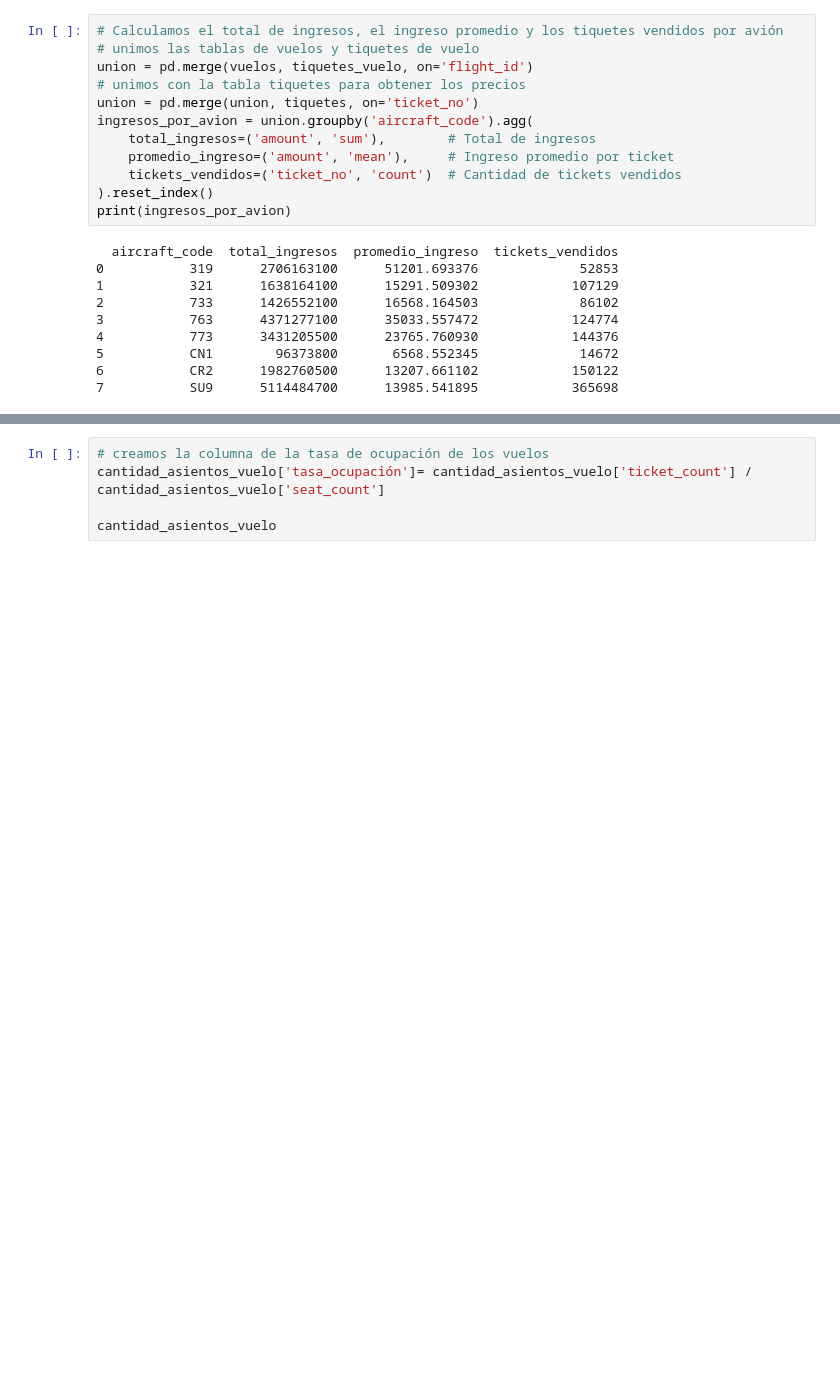
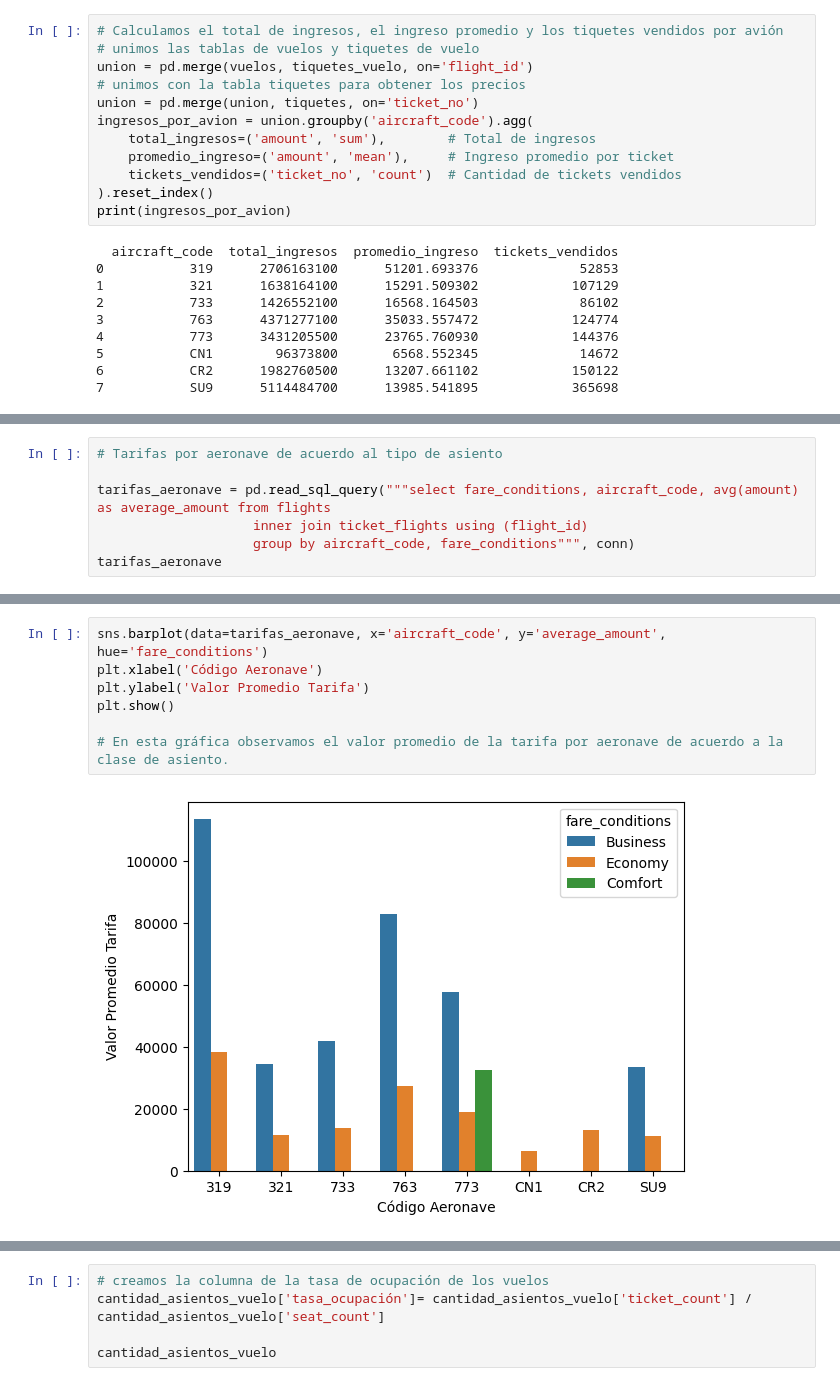
Before and after one commit to SORTEGA11/ProyectoFinalAerolineas, a Jupyter notebook: EDA/Vuelos.ipynb, the cells around one changed output, grey strips where cells are left out. Saved outputs shown, nothing was run; the diff lists cells and outputs as text; blank space fills up the shorter version.

```diff
--- a/EDA/Vuelos.ipynb
+++ b/EDA/Vuelos.ipynb
@@ -377,0 +419,7 @@ plt.show()
+# %%
+# Tarifas por aeronave de acuerdo al tipo de asiento
+
+tarifas_aeronave = pd.read_sql_query("""select fare_conditions, aircraft_code, avg(amount) as average_amount from flights
+                    inner join ticket_flights using (flight_id)
+                    group by aircraft_code, fare_conditions""", conn)
+tarifas_aeronave
@@ -377,0 +443,9 @@ plt.show()
+# %%
+sns.barplot(data=tarifas_aeronave, x='aircraft_code', y='average_amount', hue='fare_conditions')
+plt.xlabel('Código Aeronave')
+plt.ylabel('Valor Promedio Tarifa')
+plt.show()
+
+# En esta gráfica observamos el valor promedio de la tarifa por aeronave de acuerdo a la clase de asiento.
+# %% [output]
+[figure, added]
```
Also changed, not shown: parts of 13 cells of this notebook.
